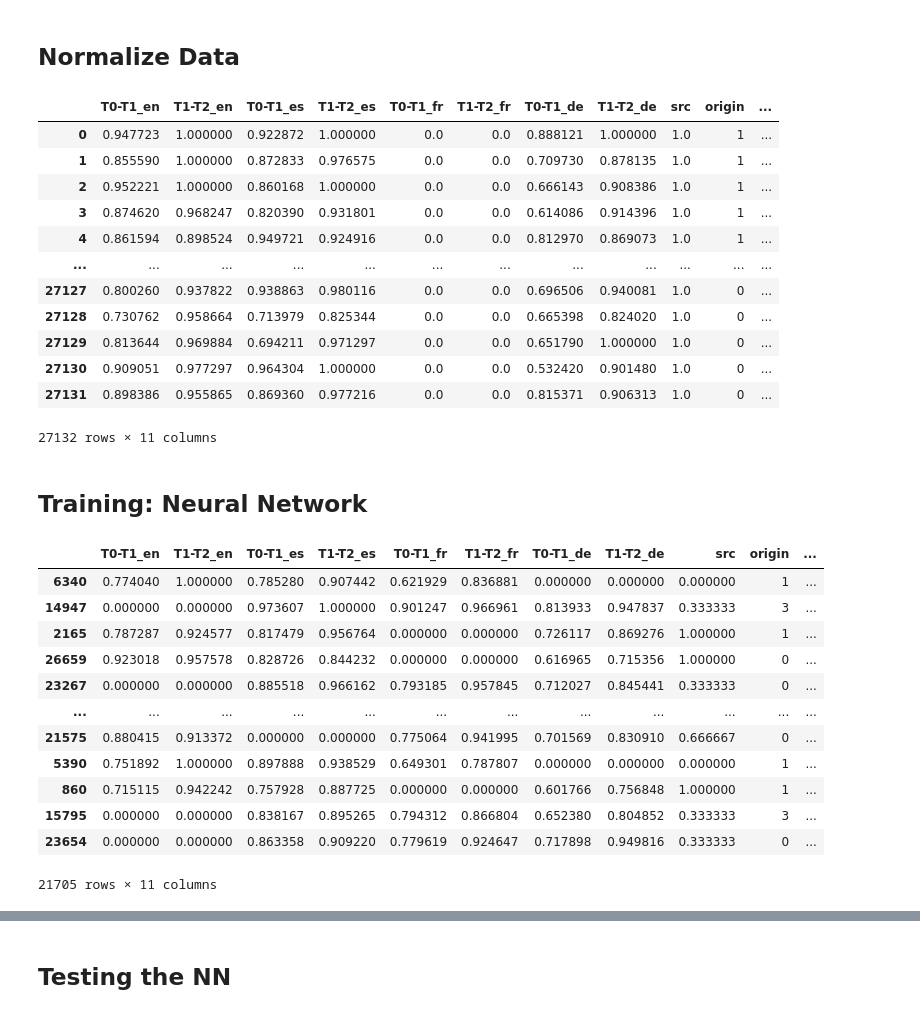
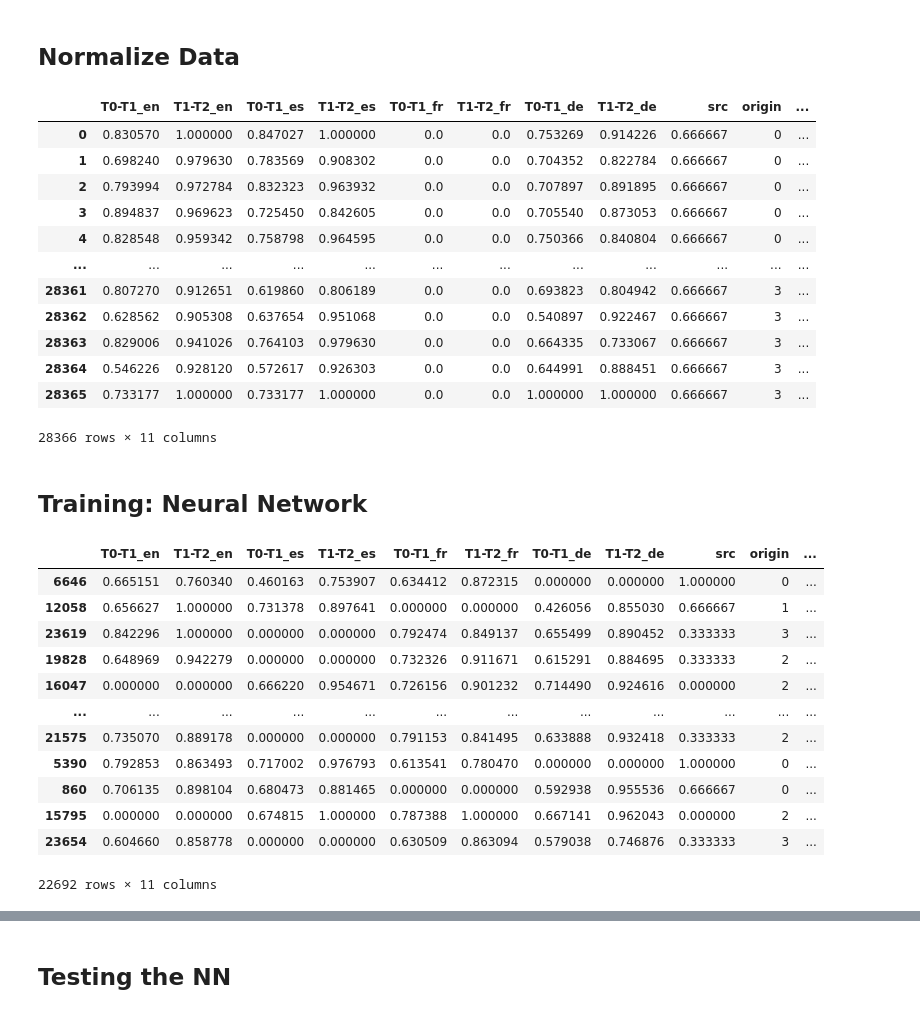
Before and after one commit to pablogadhi/LanguageDetection, a Jupyter notebook: classifier_training.ipynb, the cells around one changed output, grey strips where cells are left out. Saved outputs shown, nothing was run; the diff lists cells and outputs as text; code cells hidden in the pictures.

```diff
--- a/classifier_training.ipynb
+++ b/classifier_training.ipynb
@@ -17,5 +19,5 @@ BLEU_HEURISTIC = {'de_en': 0.334, 'de_es': 0.305, 'de_fr': 0.312, 'en_de': 0.269
 # %%
-data = pd.read_csv('data/bleu_table_se_extended.csv', index_col=0)
+data = pd.read_csv('data/bleu_table_back.csv', index_col=0)
 data['src'] = data['src'].astype('category')
 data['origin'] = data['origin'].astype('category')
 # %%
@@ -111,0 +124,5 @@ filtered
+# %%
+std = StandardScaler()
+std_vals = std.fit_transform(np.array(list(BLEU_HEURISTIC.values())).reshape(-1, 1))
+DEVIATIONS = {key: std_vals[idx][0] for idx, key in enumerate(BLEU_HEURISTIC)}
+DEVIATIONS
@@ -111,0 +142,12 @@ filtered
+# %%
+def weight_score(row, factor = -0.02):
+    src = row['src']
+    for lang in LANGS:
+        if lang != src:
+            row['T0-T1_{}'.format(lang)] += DEVIATIONS["{}_{}".format(src, lang)] * factor
+            row['T1-T2_{}'.format(lang)] += DEVIATIONS["{}_{}".format(src, lang)] * factor
+    return row
+
+weighted = filtered.copy()
+weighted = weighted.apply(lambda x: weight_score(x, 0), axis=1)
+weighted
@@ -172,31 +222,34 @@ Ratio for T0-T1_de < T1-T2_de and origin de: 1.0
 # %% [markdown]
 ## Normalize Data
 # %%
-def normalize_values(values):
+def normalize_values(values, model_name=""):
     scaler = MinMaxScaler()
-    return scaler.fit_transform(values)
+    scaler.fit(values)
+    if model_name != "":
+        dump(scaler, model_name)
+    return scaler.transform(values)
 
-norm_data = filtered.copy()
+norm_data = weighted.copy()
 
-norm_data['len'] = normalize_values(norm_data['len'].values.reshape(-1, 1))
-norm_data['src'] = normalize_values(norm_data['src'].cat.codes.values.reshape(-1, 1))
-norm_data['origin'] = norm_data['origin'].cat.codes.values.reshape(-1, 1)
+norm_data['len'] = normalize_values(norm_data['len'].values.reshape(-1, 1), "models/len_norm.joblib")
+norm_data['src'] = normalize_values(np.array(norm_data['src'].apply(lambda x: LANGS.index(x)).values).reshape(-1, 1), "models/src_norm.joblib")
+norm_data['origin'] = np.array(norm_data['origin'].apply(lambda x: LANGS.index(x)).values)
 
 norm_data
 # %% [output]
 |  | T0-T1_en | T1-T2_en | T0-T1_es | T1-T2_es | T0-T1_fr | T1-T2_fr | T0-T1_de | T1-T2_de | src | origin | ... |
-| 0 | 0.947723 | 1.000000 | 0.922872 | 1.000000 | 0.0 | 0.0 | 0.888121 | 1.000000 | 1.0 | 1 | ... |
-| 1 | 0.855590 | 1.000000 | 0.872833 | 0.976575 | 0.0 | 0.0 | 0.709730 | 0.878135 | 1.0 | 1 | ... |
-| 2 | 0.952221 | 1.000000 | 0.860168 | 1.000000 | 0.0 | 0.0 | 0.666143 | 0.908386 | 1.0 | 1 | ... |
-| 3 | 0.874620 | 0.968247 | 0.820390 | 0.931801 | 0.0 | 0.0 | 0.614086 | 0.914396 | 1.0 | 1 | ... |
-| 4 | 0.861594 | 0.898524 | 0.949721 | 0.924916 | 0.0 | 0.0 | 0.812970 | 0.869073 | 1.0 | 1 | ... |
+| 0 | 0.830570 | 1.000000 | 0.847027 | 1.000000 | 0.0 | 0.0 | 0.753269 | 0.914226 | 0.666667 | 0 | ... |
+| 1 | 0.698240 | 0.979630 | 0.783569 | 0.908302 | 0.0 | 0.0 | 0.704352 | 0.822784 | 0.666667 | 0 | ... |
+| 2 | 0.793994 | 0.972784 | 0.832323 | 0.963932 | 0.0 | 0.0 | 0.707897 | 0.891895 | 0.666667 | 0 | ... |
+| 3 | 0.894837 | 0.969623 | 0.725450 | 0.842605 | 0.0 | 0.0 | 0.705540 | 0.873053 | 0.666667 | 0 | ... |
+| 4 | 0.828548 | 0.959342 | 0.758798 | 0.964595 | 0.0 | 0.0 | 0.750366 | 0.840804 | 0.666667 | 0 | ... |
 | ... | ... | ... | ... | ... | ... | ... | ... | ... | ... | ... | ... |
-| 27127 | 0.800260 | 0.937822 | 0.938863 | 0.980116 | 0.0 | 0.0 | 0.696506 | 0.940081 | 1.0 | 0 | ... |
-| 27128 | 0.730762 | 0.958664 | 0.713979 | 0.825344 | 0.0 | 0.0 | 0.665398 | 0.824020 | 1.0 | 0 | ... |
-| 27129 | 0.813644 | 0.969884 | 0.694211 | 0.971297 | 0.0 | 0.0 | 0.651790 | 1.000000 | 1.0 | 0 | ... |
-| 27130 | 0.909051 | 0.977297 | 0.964304 | 1.000000 | 0.0 | 0.0 | 0.532420 | 0.901480 | 1.0 | 0 | ... |
-| 27131 | 0.898386 | 0.955865 | 0.869360 | 0.977216 | 0.0 | 0.0 | 0.815371 | 0.906313 | 1.0 | 0 | ... |
+| 28361 | 0.807270 | 0.912651 | 0.619860 | 0.806189 | 0.0 | 0.0 | 0.693823 | 0.804942 | 0.666667 | 3 | ... |
+| 28362 | 0.628562 | 0.905308 | 0.637654 | 0.951068 | 0.0 | 0.0 | 0.540897 | 0.922467 | 0.666667 | 3 | ... |
+| 28363 | 0.829006 | 0.941026 | 0.764103 | 0.979630 | 0.0 | 0.0 | 0.664335 | 0.733067 | 0.666667 | 3 | ... |
+| 28364 | 0.546226 | 0.928120 | 0.572617 | 0.926303 | 0.0 | 0.0 | 0.644991 | 0.888451 | 0.666667 | 3 | ... |
+| 28365 | 0.733177 | 1.000000 | 0.733177 | 1.000000 | 0.0 | 0.0 | 1.000000 | 1.000000 | 0.666667 | 3 | ... |
-27132 rows × 11 columns
+28366 rows × 11 columns
 # %% [markdown]
 ## Training: Neural Network
 # %%
@@ -205,18 +258,18 @@ X_train, X_test, y_train, y_test = train_test_split(norm_data, dummy_y, test_siz
 X_train
 # %% [output]
 |  | T0-T1_en | T1-T2_en | T0-T1_es | T1-T2_es | T0-T1_fr | T1-T2_fr | T0-T1_de | T1-T2_de | src | origin | ... |
-| 6340 | 0.774040 | 1.000000 | 0.785280 | 0.907442 | 0.621929 | 0.836881 | 0.000000 | 0.000000 | 0.000000 | 1 | ... |
-| 14947 | 0.000000 | 0.000000 | 0.973607 | 1.000000 | 0.901247 | 0.966961 | 0.813933 | 0.947837 | 0.333333 | 3 | ... |
-| 2165 | 0.787287 | 0.924577 | 0.817479 | 0.956764 | 0.000000 | 0.000000 | 0.726117 | 0.869276 | 1.000000 | 1 | ... |
-| 26659 | 0.923018 | 0.957578 | 0.828726 | 0.844232 | 0.000000 | 0.000000 | 0.616965 | 0.715356 | 1.000000 | 0 | ... |
-| 23267 | 0.000000 | 0.000000 | 0.885518 | 0.966162 | 0.793185 | 0.957845 | 0.712027 | 0.845441 | 0.333333 | 0 | ... |
+| 6646 | 0.665151 | 0.760340 | 0.460163 | 0.753907 | 0.634412 | 0.872315 | 0.000000 | 0.000000 | 1.000000 | 0 | ... |
+| 12058 | 0.656627 | 1.000000 | 0.731378 | 0.897641 | 0.000000 | 0.000000 | 0.426056 | 0.855030 | 0.666667 | 1 | ... |
+| 23619 | 0.842296 | 1.000000 | 0.000000 | 0.000000 | 0.792474 | 0.849137 | 0.655499 | 0.890452 | 0.333333 | 3 | ... |
+| 19828 | 0.648969 | 0.942279 | 0.000000 | 0.000000 | 0.732326 | 0.911671 | 0.615291 | 0.884695 | 0.333333 | 2 | ... |
+| 16047 | 0.000000 | 0.000000 | 0.666220 | 0.954671 | 0.726156 | 0.901232 | 0.714490 | 0.924616 | 0.000000 | 2 | ... |
 | ... | ... | ... | ... | ... | ... | ... | ... | ... | ... | ... | ... |
-| 21575 | 0.880415 | 0.913372 | 0.000000 | 0.000000 | 0.775064 | 0.941995 | 0.701569 | 0.830910 | 0.666667 | 0 | ... |
-| 5390 | 0.751892 | 1.000000 | 0.897888 | 0.938529 | 0.649301 | 0.787807 | 0.000000 | 0.000000 | 0.000000 | 1 | ... |
-| 860 | 0.715115 | 0.942242 | 0.757928 | 0.887725 | 0.000000 | 0.000000 | 0.601766 | 0.756848 | 1.000000 | 1 | ... |
-| 15795 | 0.000000 | 0.000000 | 0.838167 | 0.895265 | 0.794312 | 0.866804 | 0.652380 | 0.804852 | 0.333333 | 3 | ... |
-| 23654 | 0.000000 | 0.000000 | 0.863358 | 0.909220 | 0.779619 | 0.924647 | 0.717898 | 0.949816 | 0.333333 | 0 | ... |
+| 21575 | 0.735070 | 0.889178 | 0.000000 | 0.000000 | 0.791153 | 0.841495 | 0.633888 | 0.932418 | 0.333333 | 2 | ... |
+| 5390 | 0.792853 | 0.863493 | 0.717002 | 0.976793 | 0.613541 | 0.780470 | 0.000000 | 0.000000 | 1.000000 | 0 | ... |
+| 860 | 0.706135 | 0.898104 | 0.680473 | 0.881465 | 0.000000 | 0.000000 | 0.592938 | 0.955536 | 0.666667 | 0 | ... |
+| 15795 | 0.000000 | 0.000000 | 0.674815 | 1.000000 | 0.787388 | 1.000000 | 0.667141 | 0.962043 | 0.000000 | 2 | ... |
+| 23654 | 0.604660 | 0.858778 | 0.000000 | 0.000000 | 0.630509 | 0.863094 | 0.579038 | 0.746876 | 0.333333 | 3 | ... |
-21705 rows × 11 columns
+22692 rows × 11 columns
 # %%
 dataset = detector.BLEUDataset(X_train)
 loader = detector.DataLoader(dataset, batch_size=1000, shuffle=False, num_workers=4)
```
Also changed, not shown: parts of 39 cells of this notebook, 9 other files.
